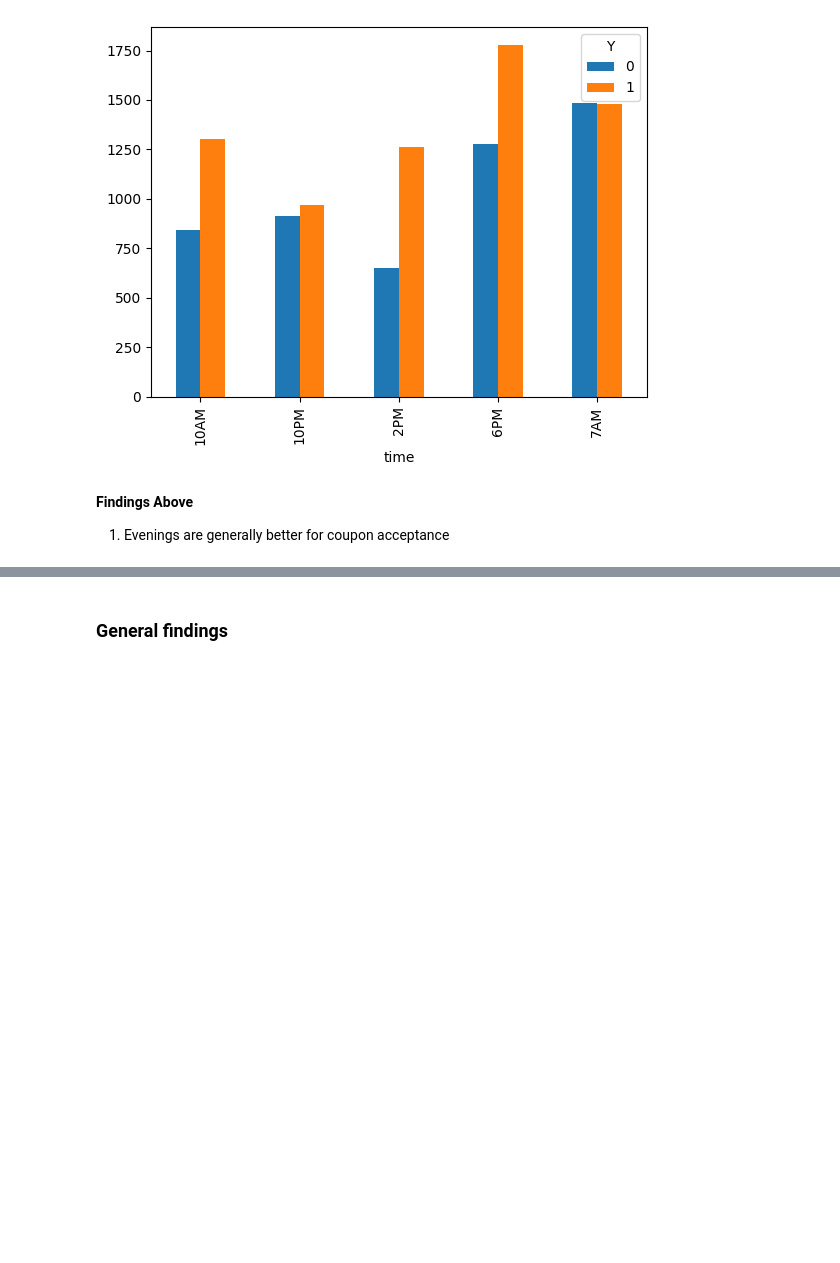
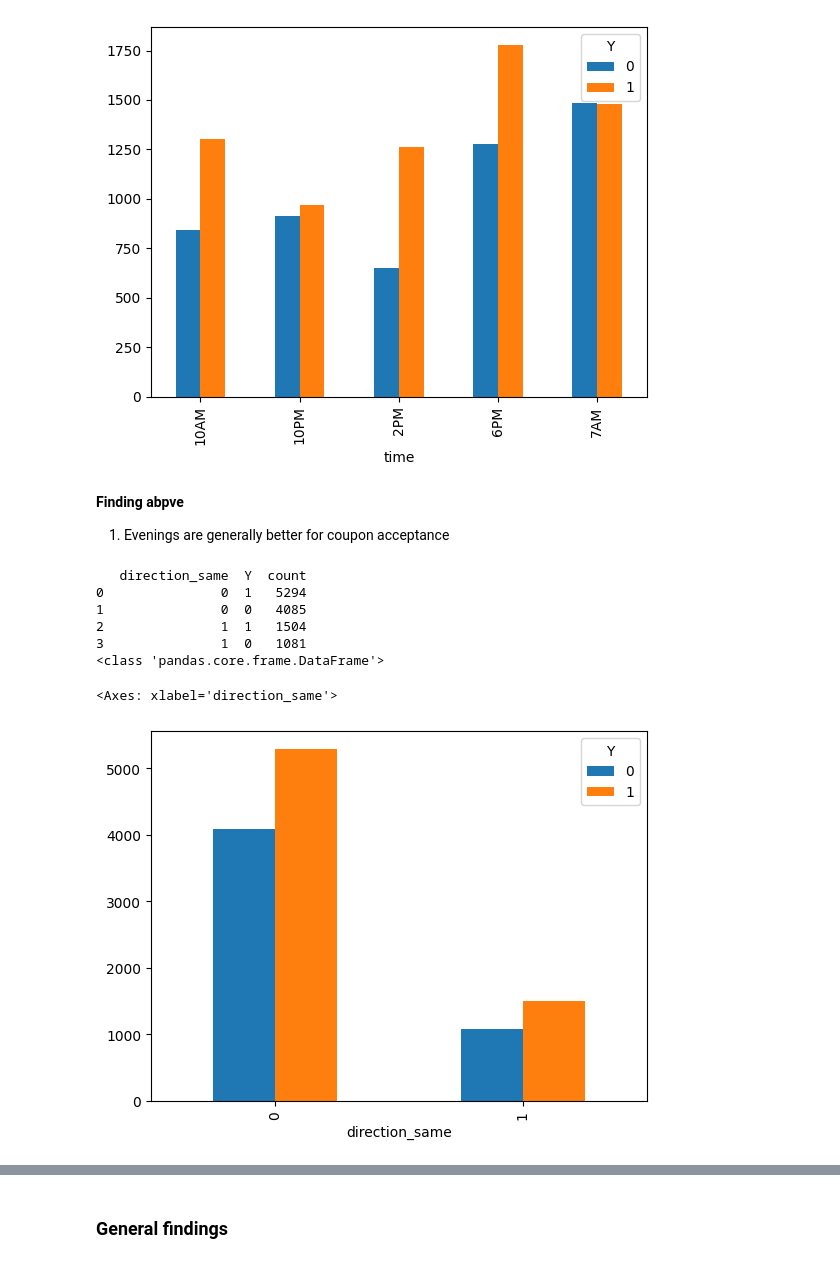
Before and after one commit to iswarcb/test, a Jupyter notebook: assignment_5.ipynb, the cells around one changed output, grey strips where cells are left out. Drawn from its saved outputs; the diff is of its cells as text; code cells hidden in the pictures; blank space fills up the shorter version.

```diff
--- a/assignment_5.ipynb
+++ b/assignment_5.ipynb
@@ -592,6 +592,20 @@ y.pivot_table(index = 'time', columns='Y').plot(kind='bar', y='count')
 <Axes: xlabel='time'>
 [figure]
 # %% [markdown]
-**Findings Above**
-
+**Finding abpve**
 1. Evenings are generally better for coupon acceptance
+# %%
+y = dn_data.groupby('direction_same').Y.value_counts().reset_index()
+print(y)
+print(type(y))
+
+y.pivot_table(index = 'direction_same', columns='Y').plot(kind='bar', y='count')
+# %% [output]
+   direction_same  Y  count
+0               0  1   5294
+1               0  0   4085
+2               1  1   1504
+3               1  0   1081
+<class 'pandas.core.frame.DataFrame'>
+<Axes: xlabel='direction_same'>
+[figure, added]
```
Also changed, not shown: parts of 6 cells of this notebook, 1 other file.
